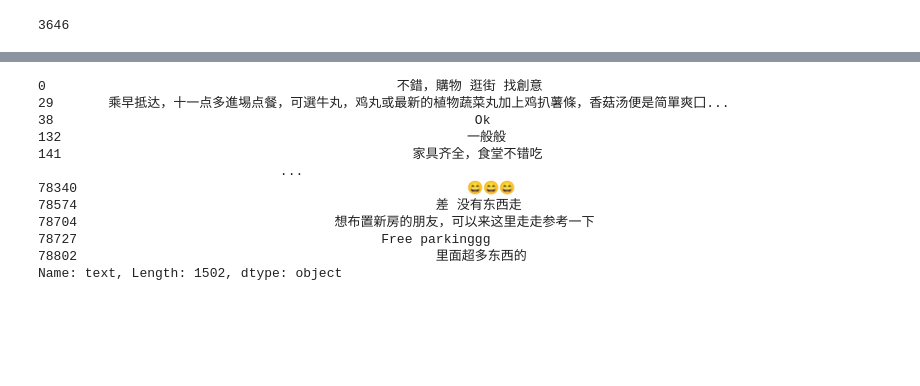
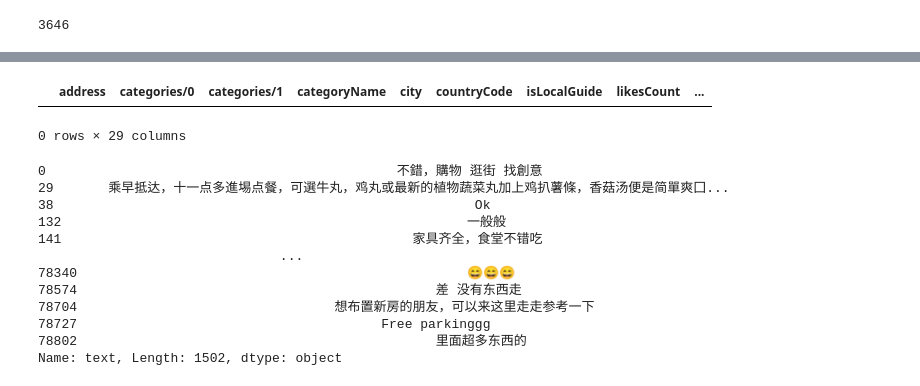
Before and after one commit to 612kelly/sentiment_analysis, a Jupyter notebook: CP1 - preprocessing.ipynb, the cells around one changed output, grey strips where cells are left out. Drawn from its saved outputs; the diff is of its cells as text; code cells hidden in the pictures; blank space fills up the shorter version.

```diff
--- a/CP1 - preprocessing.ipynb
+++ b/CP1 - preprocessing.ipynb
@@ -503,3 +517,8 @@ ikea_reviews
+# %%
+ikea_reviews[ikea_reviews['zeroshot_class'] == 'customer services']
+# %% [output]
+|  | address | categories/0 | categories/1 | categoryName | city | countryCode | isLocalGuide | likesCount | ... |
+0 rows × 29 columns
 # %%
 ikea_reviews.to_parquet('ikea_reviews_sentiment3.parquet', index=False)
 # %%
```
Also changed, not shown: parts of 1 cell of this notebook, 2 other files.
